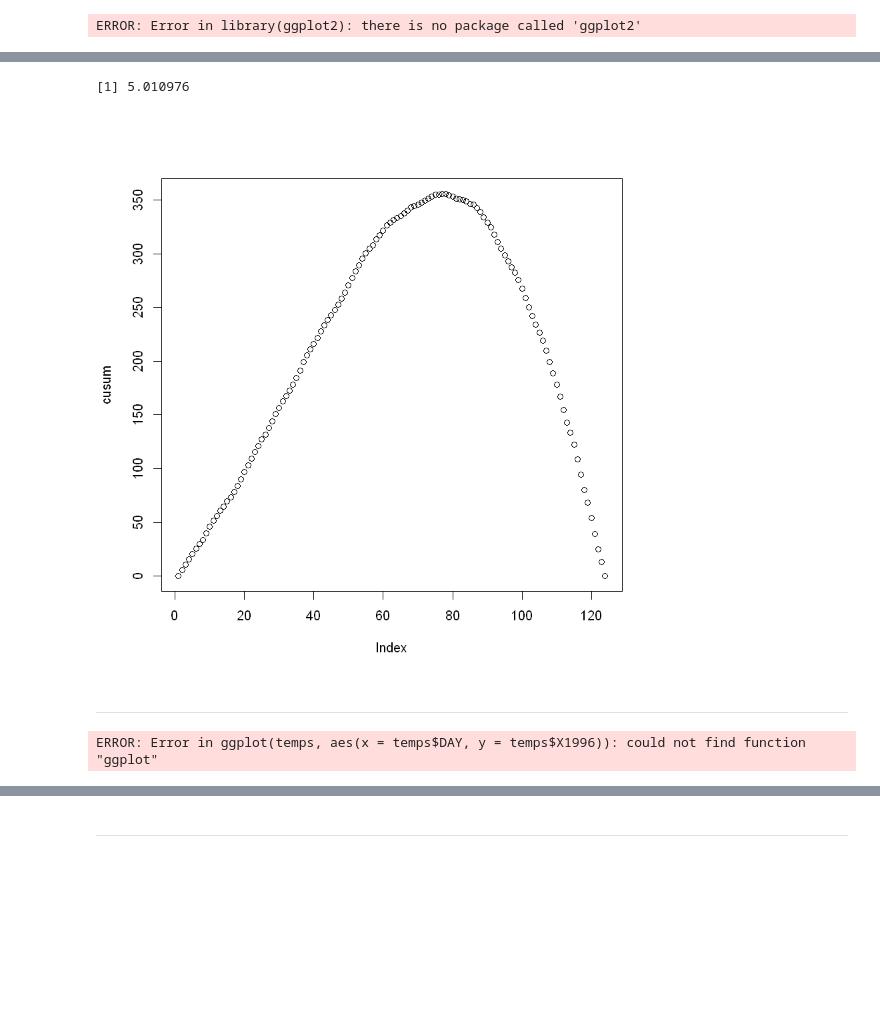
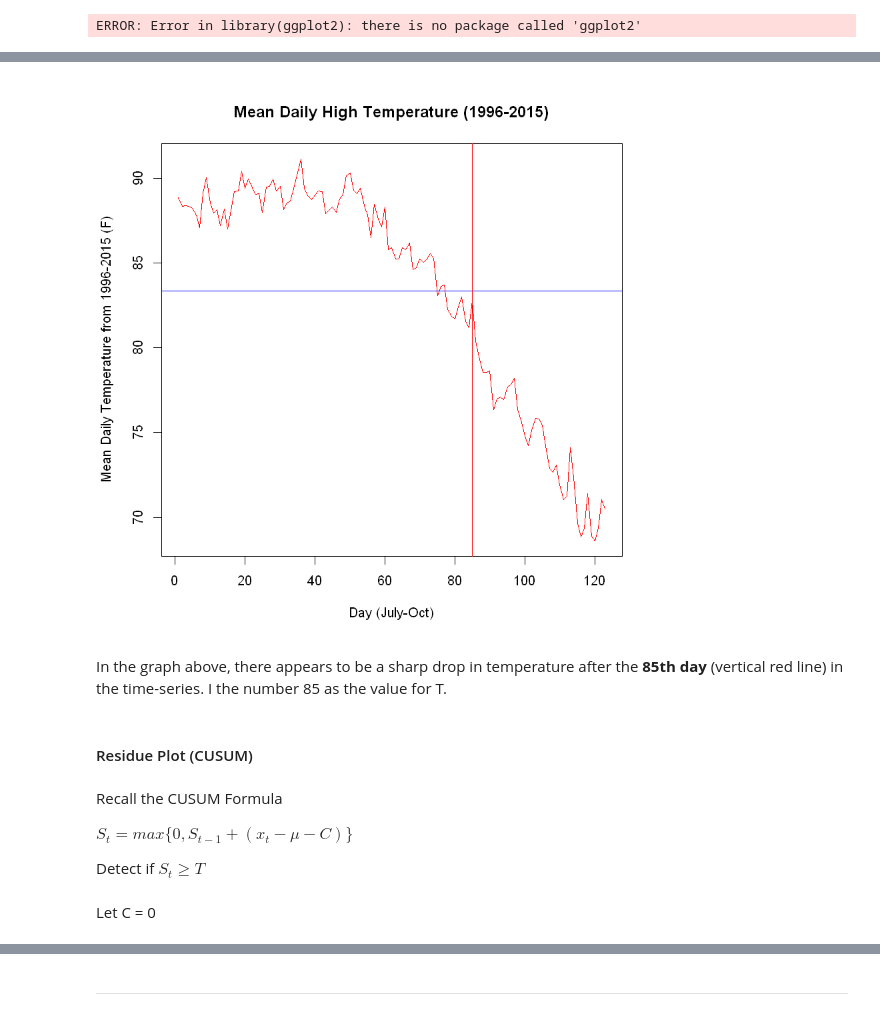
Before and after one commit to joel-quek/Georgia-Tech-OMSA, a Jupyter notebook: GTx - ISYE6501x Introduction to Analytics Modelling/Homework 3/ISYE6501x Homework 3.ipynb, the cells around one changed output, grey strips where cells are left out. Drawn from its saved outputs; the diff is of its cells as text; code cells hidden in the pictures; blank space fills up the shorter version.

```diff
--- a/GTx - ISYE6501x Introduction to Analytics Modelling/Homework 3/ISYE6501x Homework 3.ipynb
+++ b/GTx - ISYE6501x Introduction to Analytics Modelling/Homework 3/ISYE6501x Homework 3.ipynb
@@ -342,4 +305,0 @@ is.numeric(cusum[1])
-# %%
-temps$residueMinusC[2]
-# %% [output]
-[1] 5.010976
@@ -353,14 +306,22 @@ for (i in 1:length(temps$residue))
-# %%
-plot(cusum)
-# %% [output]
-[figure, removed]
-# %% [markdown]
----
-# %%
-# KIV Till ggplot2 issue settled
-# p <- ggplot(temps, aes(x=temps$DAY, y=temps$X1996)) +
-       geom_line()
-
-# p
-# %% [output]
-ERROR: Error in ggplot(temps, aes(x = temps$DAY, y = temps$X1996)): could not find function "ggplot"
+# %%
+plot(temps$Mean,type = "l",col = "red", xlab = "Day (July-Oct)", ylab = "Mean Daily Temperature from 1996-2015 (F)", main="Mean Daily High Temperature (1996-2015)")
+
+abline(h=temps$Mu, col="blue")
+
+abline(v=85,col="red")
+
+# lines(temps$X1997,col = "blue")
+# %% [output]
+[figure, added]
+# %% [markdown]
+In the graph above, there appears to be a sharp drop in temperature after the **85th day** (vertical red line) in the time-series. I the number 85 as the value for T.
+# %% [markdown]
+#### Residue Plot (CUSUM)
+# %% [markdown]
+Recall the CUSUM Formula
+
+$S_t = max{\{0, S_{t-1} + (x_t - \mu - C)\}}$
+
+Detect if $S_t \geq T$
+# %% [markdown]
+Let C = 0
```
Also changed, not shown: parts of 52 cells of this notebook.
